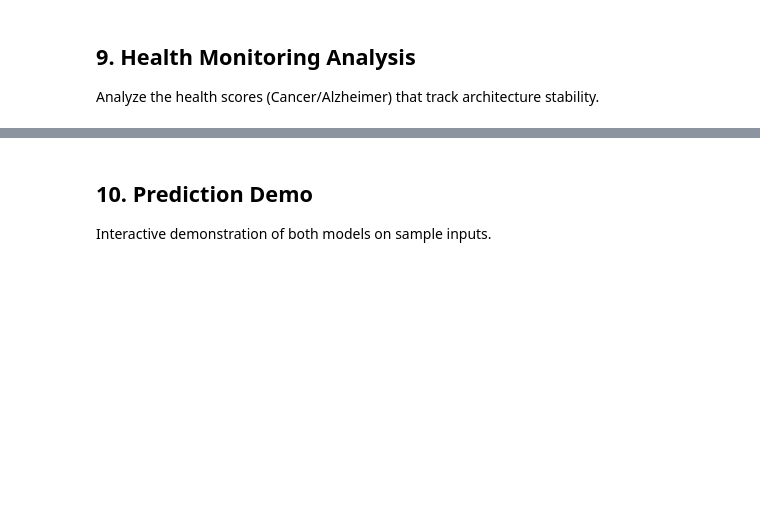
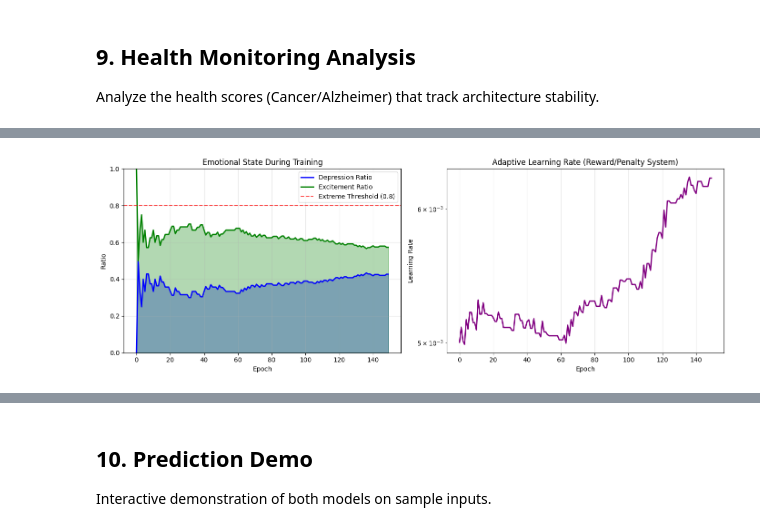
Before and after one commit to bn7ya/dynamic_nn, a Jupyter notebook: notebooks/arabic_transformer/data/notebook.ipynb, the cells around one changed output, grey strips where cells are left out. Drawn from its saved outputs; the diff is of its cells as text; code cells hidden in the pictures; blank space fills up the shorter version.

```diff
--- a/notebooks/arabic_transformer/data/notebook.ipynb
+++ b/notebooks/arabic_transformer/data/notebook.ipynb
@@ -359,0 +524,42 @@ print(f"  Perturbations Applied: {dyn_history['perturbations_applied']}")
+# %%
+# Plot emotional state (depression/excitement ratios) over training
+if 'depression_history' in dyn_history and len(dyn_history['depression_history']) > 0:
+    fig, axes = plt.subplots(1, 2, figsize=(14, 5))
+
+    epochs = range(len(dyn_history['depression_history']))
+
+    # Emotional ratios over time
+    ax1 = axes[0]
+    ax1.plot(epochs, dyn_history['depression_history'], 'b-', label='Depression Ratio', linewidth=2)
+    ax1.plot(epochs, dyn_history['excitement_history'], 'g-', label='Excitement Ratio', linewidth=2)
+    ax1.axhline(y=0.8, color='r', linestyle='--', alpha=0.7, label='Extreme Threshold (0.8)')
+    ax1.fill_between(epochs, dyn_history['depression_history'], alpha=0.3, color='blue')
+    ax1.fill_between(epochs, dyn_history['excitement_history'], alpha=0.3, color='green')
+    ax1.set_xlabel('Epoch')
+    ax1.set_ylabel('Ratio')
+    ax1.set_title('Emotional State During Training')
+    ax1.legend()
+    ax1.set_ylim(0, 1)
+    ax1.grid(True, alpha=0.3)
+
+    # Learning rate history
+    ax2 = axes[1]
+    if 'learning_rate_history' in dyn_history and len(dyn_history['learning_rate_history']) > 0:
+        lr_epochs = range(len(dyn_history['learning_rate_history']))
+        ax2.plot(lr_epochs, dyn_history['learning_rate_history'], 'purple', linewidth=2)
+        ax2.set_xlabel('Epoch')
+        ax2.set_ylabel('Learning Rate')
+        ax2.set_title('Adaptive Learning Rate (Reward/Penalty System)')
+        ax2.set_yscale('log')
+        ax2.grid(True, alpha=0.3)
+    else:
+        ax2.text(0.5, 0.5, 'Learning rate history not available',
+                 ha='center', va='center', transform=ax2.transAxes)
+        ax2.set_title('Learning Rate History')
+
+    plt.tight_layout()
+    plt.show()
+else:
+    print("Emotional state history not available (reward/penalty system may not have been active)")
+# %% [output]
+[figure, added]
```
Also changed, not shown: parts of 28 cells of this notebook, 30 other files.
